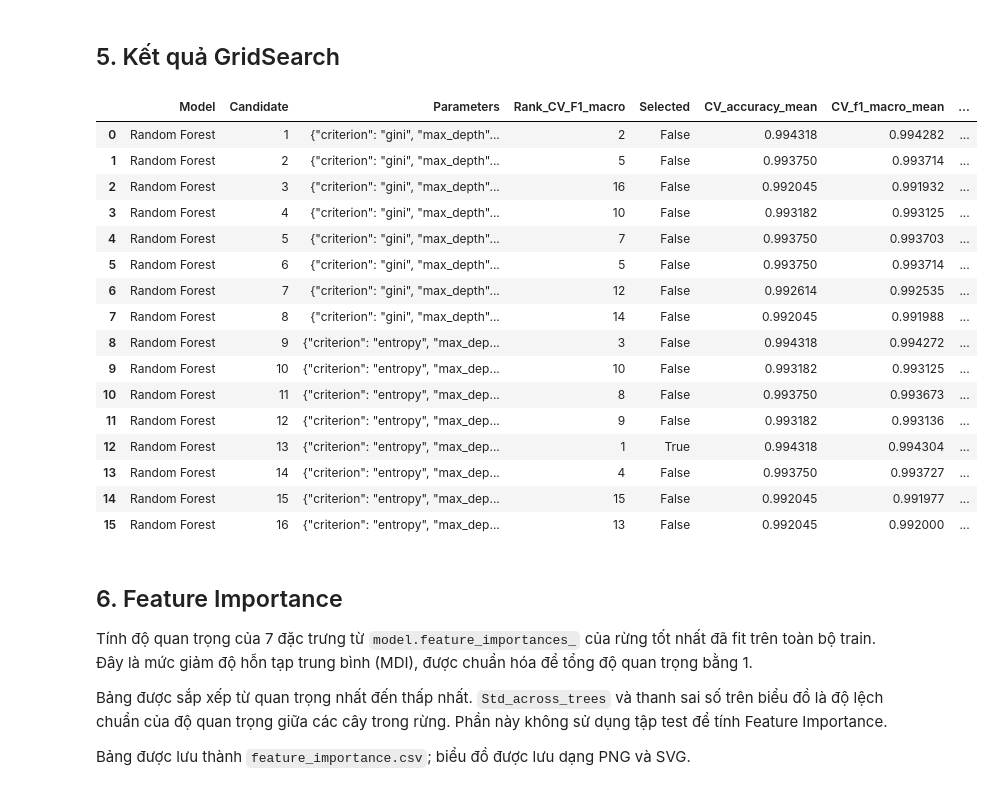
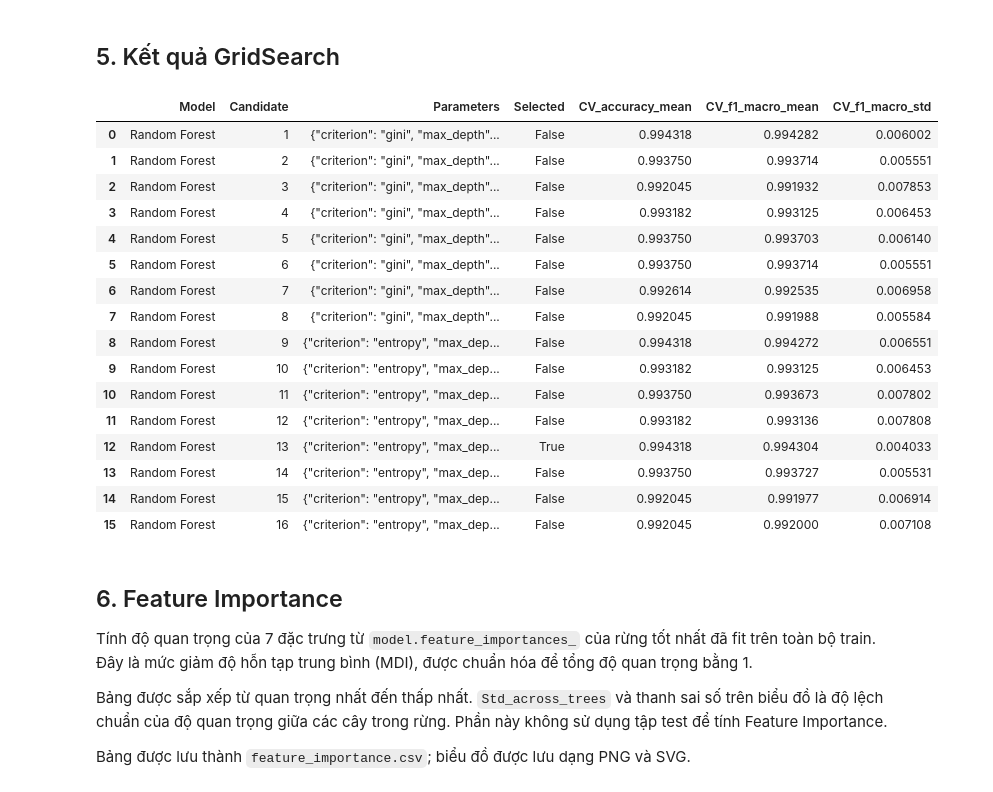
Before and after one commit to phamhongtrieu/Crop_Recommendation_System, a Jupyter notebook: models/random_forest/evaluate.ipynb, the cells around one changed output. Drawn from its saved outputs; the diff is of its cells as text; code cells hidden in the pictures.

```diff
--- a/models/random_forest/evaluate.ipynb
+++ b/models/random_forest/evaluate.ipynb
@@ -80,35 +80,34 @@ display(summary)
 # %%
 grid_rows = []
 for i, parameters in enumerate(results["params"]):
     grid_rows.append({
         "Model": "Random Forest", "Candidate": i + 1,
         "Parameters": json.dumps(parameters, sort_keys=True),
-        "Rank_CV_F1_macro": int(results["rank_test_f1_macro"][i]),
         "Selected": i == best_index,
         "CV_accuracy_mean": float(results["mean_test_accuracy"][i]),
         "CV_f1_macro_mean": float(results["mean_test_f1_macro"][i]),
         "CV_f1_macro_std": float(results["std_test_f1_macro"][i]),
     })
 grid = pd.DataFrame(grid_rows)
 display(grid)
 # %% [output]
-|  | Model | Candidate | Parameters | Rank_CV_F1_macro | Selected | CV_accuracy_mean | CV_f1_macro_mean | ... |
-| 0 | Random Forest | 1 | {"criterion": "gini", "max_depth"... | 2 | False | 0.994318 | 0.994282 | ... |
-| 1 | Random Forest | 2 | {"criterion": "gini", "max_depth"... | 5 | False | 0.993750 | 0.993714 | ... |
-| 2 | Random Forest | 3 | {"criterion": "gini", "max_depth"... | 16 | False | 0.992045 | 0.991932 | ... |
-| 3 | Random Forest | 4 | {"criterion": "gini", "max_depth"... | 10 | False | 0.993182 | 0.993125 | ... |
-| 4 | Random Forest | 5 | {"criterion": "gini", "max_depth"... | 7 | False | 0.993750 | 0.993703 | ... |
-| 5 | Random Forest | 6 | {"criterion": "gini", "max_depth"... | 5 | False | 0.993750 | 0.993714 | ... |
-| 6 | Random Forest | 7 | {"criterion": "gini", "max_depth"... | 12 | False | 0.992614 | 0.992535 | ... |
-| 7 | Random Forest | 8 | {"criterion": "gini", "max_depth"... | 14 | False | 0.992045 | 0.991988 | ... |
-| 8 | Random Forest | 9 | {"criterion": "entropy", "max_dep... | 3 | False | 0.994318 | 0.994272 | ... |
-| 9 | Random Forest | 10 | {"criterion": "entropy", "max_dep... | 10 | False | 0.993182 | 0.993125 | ... |
-| 10 | Random Forest | 11 | {"criterion": "entropy", "max_dep... | 8 | False | 0.993750 | 0.993673 | ... |
-| 11 | Random Forest | 12 | {"criterion": "entropy", "max_dep... | 9 | False | 0.993182 | 0.993136 | ... |
-| 12 | Random Forest | 13 | {"criterion": "entropy", "max_dep... | 1 | True | 0.994318 | 0.994304 | ... |
-| 13 | Random Forest | 14 | {"criterion": "entropy", "max_dep... | 4 | False | 0.993750 | 0.993727 | ... |
-| 14 | Random Forest | 15 | {"criterion": "entropy", "max_dep... | 15 | False | 0.992045 | 0.991977 | ... |
-| 15 | Random Forest | 16 | {"criterion": "entropy", "max_dep... | 13 | False | 0.992045 | 0.992000 | ... |
+|  | Model | Candidate | Parameters | Selected | CV_accuracy_mean | CV_f1_macro_mean | CV_f1_macro_std |
+| 0 | Random Forest | 1 | {"criterion": "gini", "max_depth"... | False | 0.994318 | 0.994282 | 0.006002 |
+| 1 | Random Forest | 2 | {"criterion": "gini", "max_depth"... | False | 0.993750 | 0.993714 | 0.005551 |
+| 2 | Random Forest | 3 | {"criterion": "gini", "max_depth"... | False | 0.992045 | 0.991932 | 0.007853 |
+| 3 | Random Forest | 4 | {"criterion": "gini", "max_depth"... | False | 0.993182 | 0.993125 | 0.006453 |
+| 4 | Random Forest | 5 | {"criterion": "gini", "max_depth"... | False | 0.993750 | 0.993703 | 0.006140 |
+| 5 | Random Forest | 6 | {"criterion": "gini", "max_depth"... | False | 0.993750 | 0.993714 | 0.005551 |
+| 6 | Random Forest | 7 | {"criterion": "gini", "max_depth"... | False | 0.992614 | 0.992535 | 0.006958 |
+| 7 | Random Forest | 8 | {"criterion": "gini", "max_depth"... | False | 0.992045 | 0.991988 | 0.005584 |
+| 8 | Random Forest | 9 | {"criterion": "entropy", "max_dep... | False | 0.994318 | 0.994272 | 0.006551 |
+| 9 | Random Forest | 10 | {"criterion": "entropy", "max_dep... | False | 0.993182 | 0.993125 | 0.006453 |
+| 10 | Random Forest | 11 | {"criterion": "entropy", "max_dep... | False | 0.993750 | 0.993673 | 0.007802 |
+| 11 | Random Forest | 12 | {"criterion": "entropy", "max_dep... | False | 0.993182 | 0.993136 | 0.007808 |
+| 12 | Random Forest | 13 | {"criterion": "entropy", "max_dep... | True | 0.994318 | 0.994304 | 0.004033 |
+| 13 | Random Forest | 14 | {"criterion": "entropy", "max_dep... | False | 0.993750 | 0.993727 | 0.005531 |
+| 14 | Random Forest | 15 | {"criterion": "entropy", "max_dep... | False | 0.992045 | 0.991977 | 0.006914 |
+| 15 | Random Forest | 16 | {"criterion": "entropy", "max_dep... | False | 0.992045 | 0.992000 | 0.007108 |
 # %% [markdown]
 ## 6. Feature Importance
 
```
Also changed, not shown: 16 other files.
